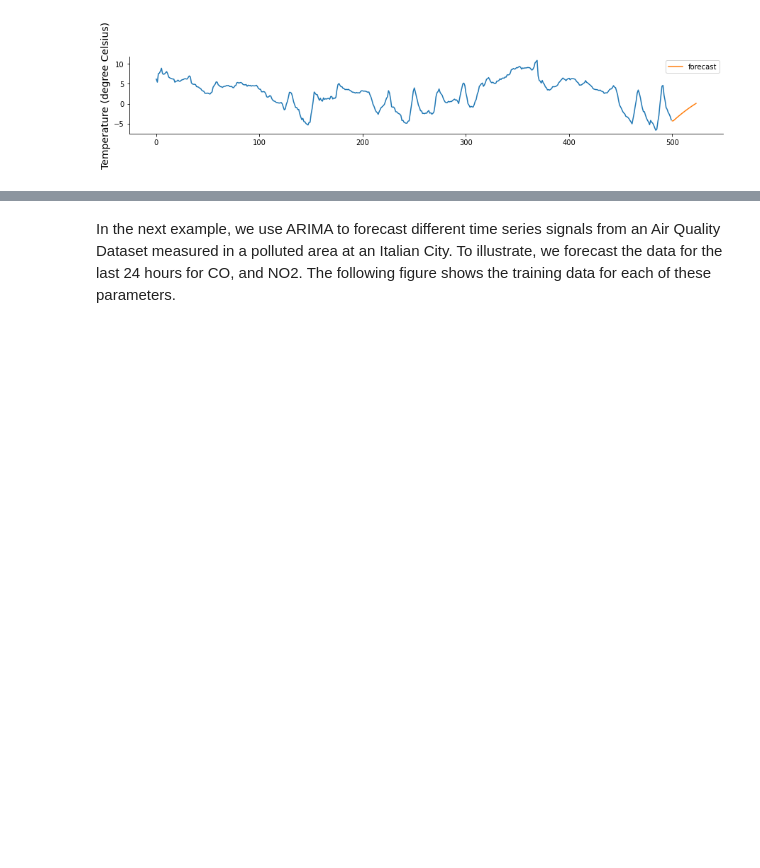
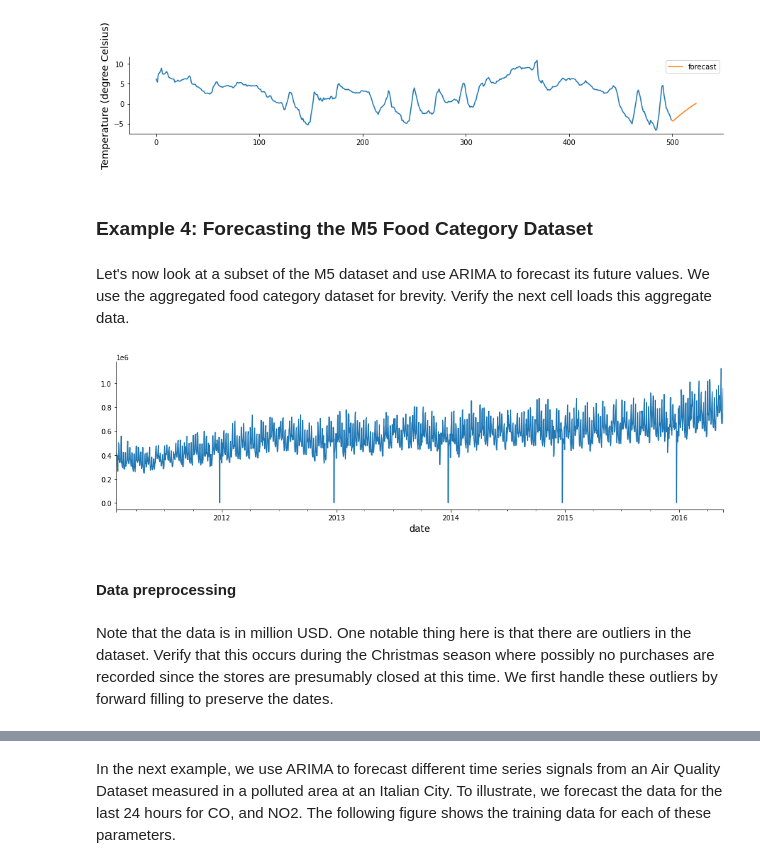
Before and after one commit to norbertgerena/time_series_handbook, a Jupyter notebook: 01_AutoRegressiveIntegratedMovingAverage/01_AutoRegressiveIntegratedMovingAverage.ipynb, the cells around one changed output, grey strips where cells are left out. Cells and saved outputs as stored; diff of their text form; code cells hidden in the pictures; blank space fills up the shorter version.

```diff
--- a/01_AutoRegressiveIntegratedMovingAverage/01_AutoRegressiveIntegratedMovingAverage.ipynb
+++ b/01_AutoRegressiveIntegratedMovingAverage/01_AutoRegressiveIntegratedMovingAverage.ipynb
@@ -975,3 +995,19 @@ plt.ylabel('Temperature (degree Celsius)')
 plt.show()
 # %% [output]
 [figure]
+# %% [markdown]
+### Example 4: Forecasting the M5 Food Category Dataset
+# %% [markdown]
+Let's now look at a subset of the M5 dataset and use ARIMA to forecast its future values. We use the aggregated food category dataset for brevity. Verify the next cell loads this aggregate data.
+# %%
+data = (pd.read_csv('../data/m5-food-revenue.csv',
+                    parse_dates=['date'])
+          .set_index('date').revenue)
+# %%
+data.plot();
+# %% [output]
+[figure, added]
+# %% [markdown]
+#### Data preprocessing
+# %% [markdown]
+Note that the data is in million USD. One notable thing here is that there are outliers in the dataset. Verify that this occurs during the Christmas season where possibly no purchases are recorded since the stores are presumably closed at this time. We first handle these outliers by forward filling to preserve the dates.
```
Also changed, not shown: parts of 48 cells of this notebook.
